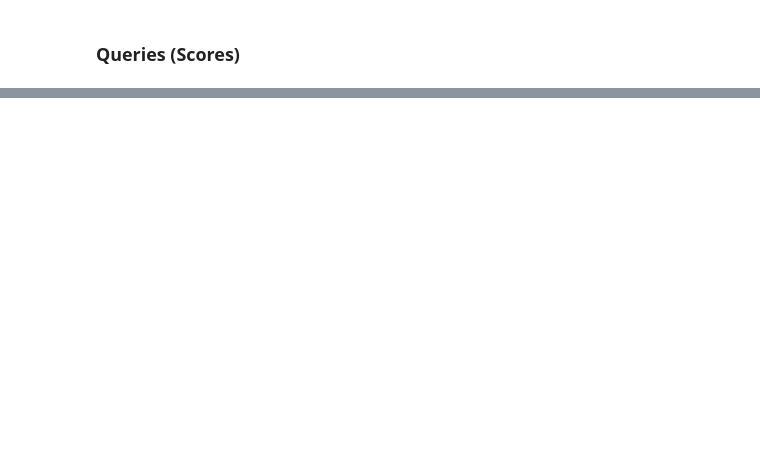
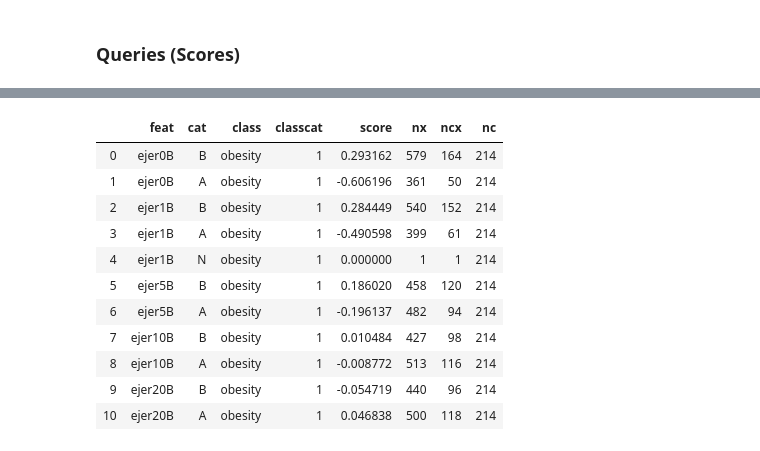
Before and after one commit to vicalbiter/histories, a Jupyter notebook: Histories + Classification.ipynb, the cells around one changed output, grey strips where cells are left out. Cells and saved outputs as stored; diff of their text form; code cells hidden in the pictures; blank space fills up the shorter version.

```diff
--- a/Histories + Classification.ipynb
+++ b/Histories + Classification.ipynb
@@ -398,13 +489,19 @@ getAllScores(["peso0B"], "obesity", 1, ndata)
 ### Queries (Scores)
 # %%
 # Build a list of the features whose score we need for NBA
-query_features_NBA = ["ejer0B", "ejer1B", "ejer5B", "ejer10B", "ejer20B", "ejer30B",
-                  "condi0B", "condi1B", "condi5B", "condi10B", "condi20B", "condi30B",
-                 "estres0B", "estres1B", "estres5B", "estres10B", "estres20B", "estres30B",
-                 "salud0B", "salud1B", "salud5B", "salud10B", "salud20B", "salud30B",
-                 "dis_dia0B", "dis_dia1B", "dis_dia5B", "dis_dia10B", "dis_dia20B", "dis_dia30B"]
+features_ejer = ["ejer0B", "ejer1B", "ejer5B", "ejer10B", "ejer20B"]
+features_condi = ["condi0B", "condi1B", "condi5B", "condi10B", "condi20B", "condi30B"]
+features_estres = ["estres0B", "estres1B", "estres5B", "estres10B", "estres20B", "estres30B"]
+features_salud = ["salud0B", "salud1B", "salud5B", "salud10B", "salud20B", "salud30B"]
+#query_features_NBA = ["ejer0B", "ejer1B", "ejer5B", "ejer10B", "ejer20B", "ejer30B",
+#                  "condi0B", "condi1B", "condi5B", "condi10B", "condi20B", "condi30B",
+#                 "estres0B", "estres1B", "estres5B", "estres10B", "estres20B", "estres30B",
+#                 "salud0B", "salud1B", "salud5B", "salud10B", "salud20B", "salud30B",
+#                 "dis_dia0B", "dis_dia1B", "dis_dia5B", "dis_dia10B", "dis_dia20B", "dis_dia30B"]
+query_features_NBA = features_ejer
 # %%
-nba_scores_obesity = getAllScores(query_features_NBA, "obesity", 1, ndata)
+nba_scores_obesity = getAllScores(query_features_NBA, "obesity", 1, rdata)
+nba_scores_obesityF = getAllScoresFull(query_features_NBA, "obesity", 1, rdata)
 # %%
 #nba_scores_obesity[(nba_scores_obesity.feat == "ejer0B") & (nba_scores_obesity.cat == "B")]
 # %%
@@ -414,3 +511,18 @@ nba_scores_obesity["ejer0B"]["B"]
+# %%
+nba_scores_obesityF
+# %% [output]
+|  | feat | cat | class | classcat | score | nx | ncx | nc |
+| 0 | ejer0B | B | obesity | 1 | 0.293162 | 579 | 164 | 214 |
+| 1 | ejer0B | A | obesity | 1 | -0.606196 | 361 | 50 | 214 |
+| 2 | ejer1B | B | obesity | 1 | 0.284449 | 540 | 152 | 214 |
+| 3 | ejer1B | A | obesity | 1 | -0.490598 | 399 | 61 | 214 |
+| 4 | ejer1B | N | obesity | 1 | 0.000000 | 1 | 1 | 214 |
+| 5 | ejer5B | B | obesity | 1 | 0.186020 | 458 | 120 | 214 |
+| 6 | ejer5B | A | obesity | 1 | -0.196137 | 482 | 94 | 214 |
+| 7 | ejer10B | B | obesity | 1 | 0.010484 | 427 | 98 | 214 |
+| 8 | ejer10B | A | obesity | 1 | -0.008772 | 513 | 116 | 214 |
+| 9 | ejer20B | B | obesity | 1 | -0.054719 | 440 | 96 | 214 |
+| 10 | ejer20B | A | obesity | 1 | 0.046838 | 500 | 118 | 214 |
 # %%
 # Use the scores dictionary to replace the individual scores in the original data
 def getScoresPerUser(query_features, scores_dictionary, data):
```
Also changed, not shown: parts of 31 cells of this notebook, 6 other files.
